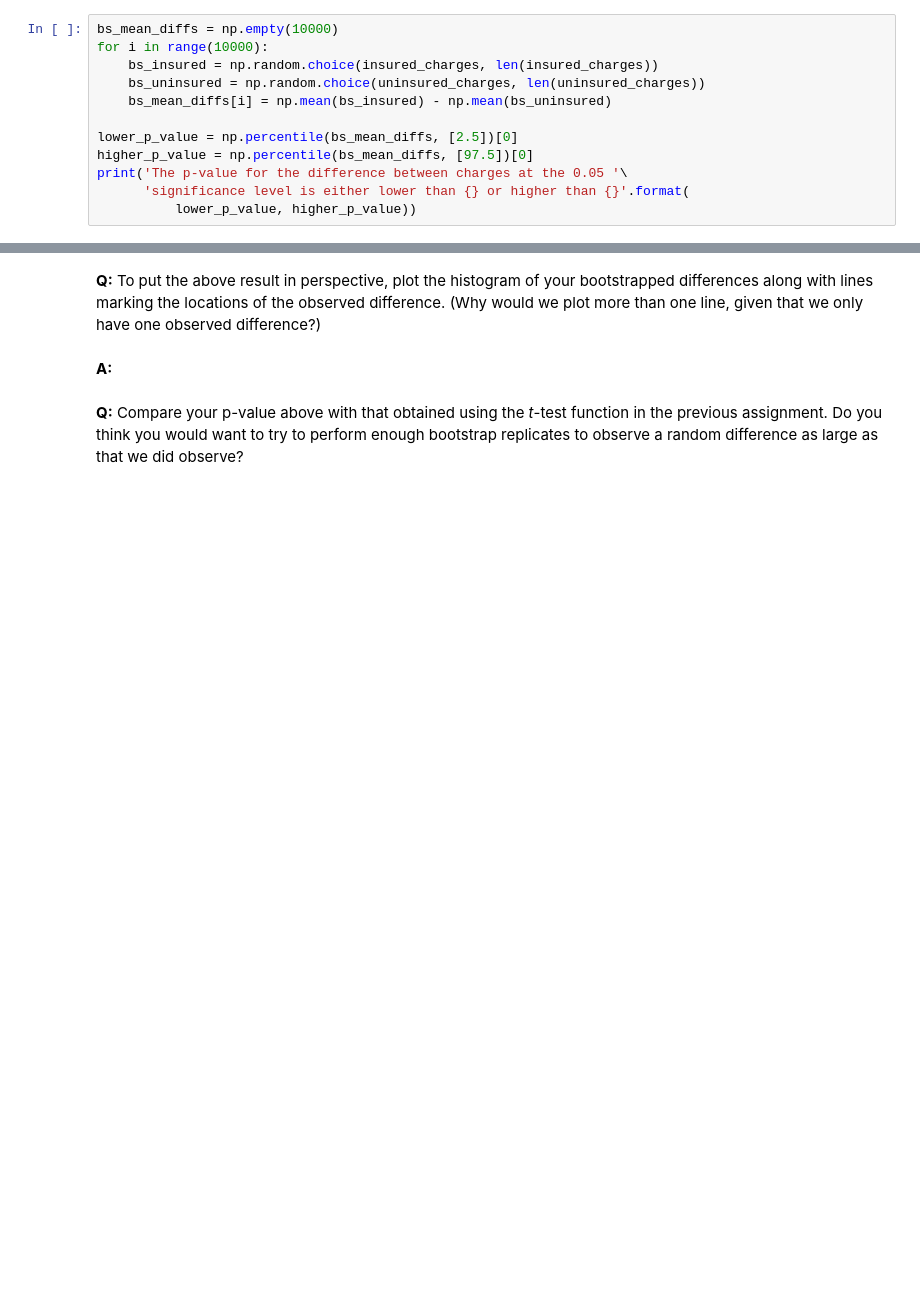
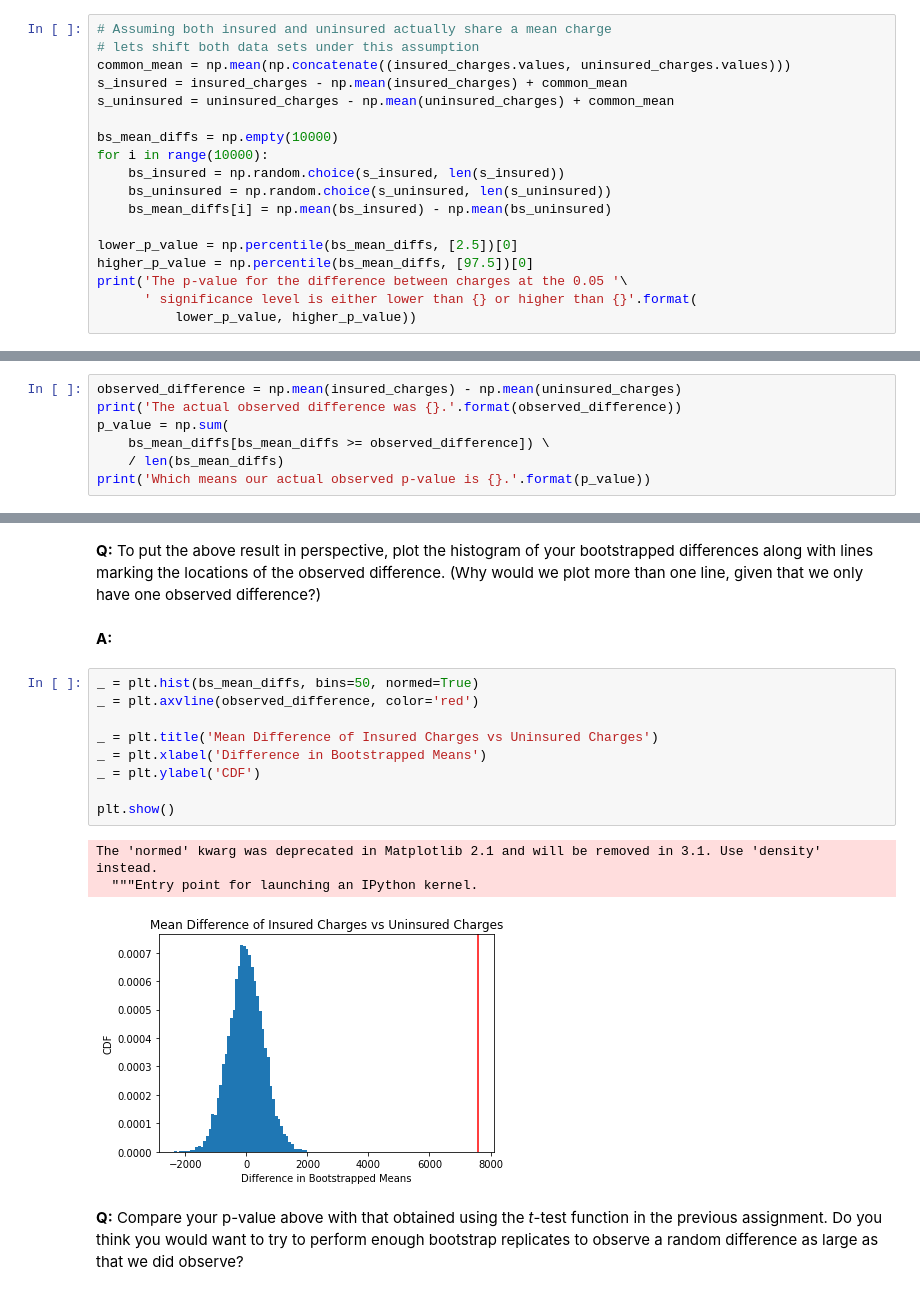
Before and after one commit to jon-e-pizza/Springboard, a Jupyter notebook: assignments/8_2_inferential_statistics.ipynb, the cells around one changed output, grey strips where cells are left out. Drawn from its saved outputs; the diff is of its cells as text; blank space fills up the shorter version.

```diff
--- a/assignments/8_2_inferential_statistics.ipynb
+++ b/assignments/8_2_inferential_statistics.ipynb
@@ -105,15 +106,21 @@ __Q:__ Perform a bootstrapped hypothesis test at the 5% significance level ($\al
 # %% [markdown]
 __A:__
 # %%
+# Assuming both insured and uninsured actually share a mean charge
+# lets shift both data sets under this assumption
+common_mean = np.mean(np.concatenate((insured_charges.values, uninsured_charges.values)))
+s_insured = insured_charges - np.mean(insured_charges) + common_mean
+s_uninsured = uninsured_charges - np.mean(uninsured_charges) + common_mean
+
 bs_mean_diffs = np.empty(10000)
 for i in range(10000):
-    bs_insured = np.random.choice(insured_charges, len(insured_charges))
-    bs_uninsured = np.random.choice(uninsured_charges, len(uninsured_charges))
+    bs_insured = np.random.choice(s_insured, len(s_insured))
+    bs_uninsured = np.random.choice(s_uninsured, len(s_uninsured))
     bs_mean_diffs[i] = np.mean(bs_insured) - np.mean(bs_uninsured)
 
 lower_p_value = np.percentile(bs_mean_diffs, [2.5])[0]
 higher_p_value = np.percentile(bs_mean_diffs, [97.5])[0]
 print('The p-value for the difference between charges at the 0.05 '\
-      'significance level is either lower than {} or higher than {}'.format(
+      ' significance level is either lower than {} or higher than {}'.format(
           lower_p_value, higher_p_value))
 # %% [output]
@@ -122,0 +128,7 @@ Our null hypothesis is that there would be no difference, and our alternative hy
+# %%
+observed_difference = np.mean(insured_charges) - np.mean(uninsured_charges)
+print('The actual observed difference was {}.'.format(observed_difference))
+p_value = np.sum(
+    bs_mean_diffs[bs_mean_diffs >= observed_difference]) \
+    / len(bs_mean_diffs)
+print('Which means our actual observed p-value is {}.'.format(p_value))
@@ -124,6 +141,19 @@ Our null hypothesis is that there would be no difference, and our alternative hy
 __Q:__ To put the above result in perspective, plot the histogram of your bootstrapped differences along with lines marking the locations of the observed difference. (Why would we plot more than one line, given that we only have one observed difference?)
 # %% [markdown]
 __A:__
+# %%
+_ = plt.hist(bs_mean_diffs, bins=50, normed=True)
+_ = plt.axvline(observed_difference, color='red')
+
+_ = plt.title('Mean Difference of Insured Charges vs Uninsured Charges')
+_ = plt.xlabel('Difference in Bootstrapped Means')
+_ = plt.ylabel('CDF')
+
+plt.show()
+# %% [output]
+The 'normed' kwarg was deprecated in Matplotlib 2.1 and will be removed in 3.1. Use 'density' instead.
+  """Entry point for launching an IPython kernel.
+[figure, added]
 # %% [markdown]
 __Q:__ Compare your p-value above with that obtained using the _t_-test function in the previous assignment. Do you think you would want to try to perform enough bootstrap replicates to observe a random difference as large as that we did observe?
 # %% [markdown]
```
Also changed, not shown: parts of 7 cells of this notebook.
